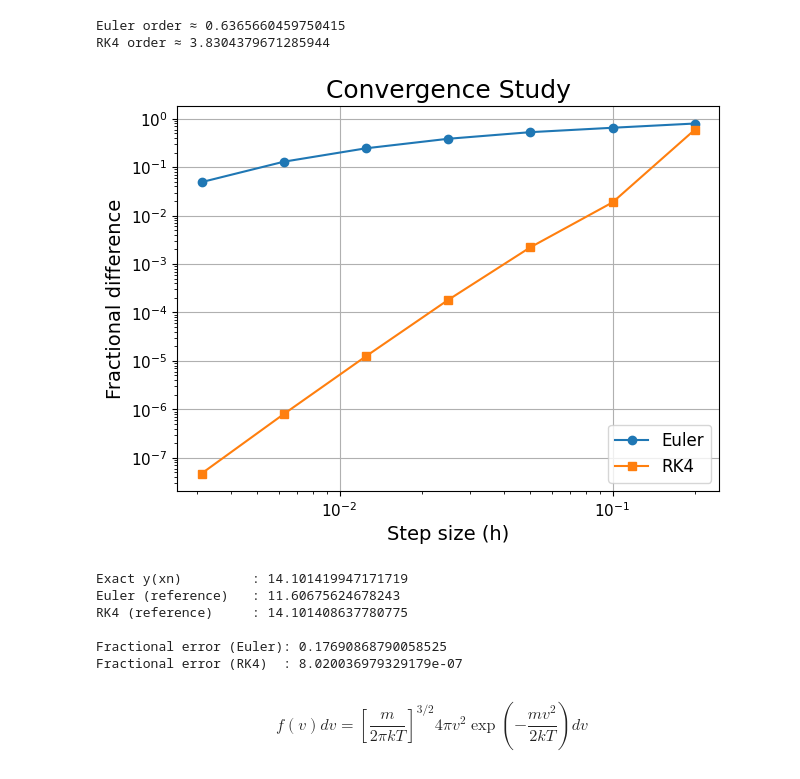
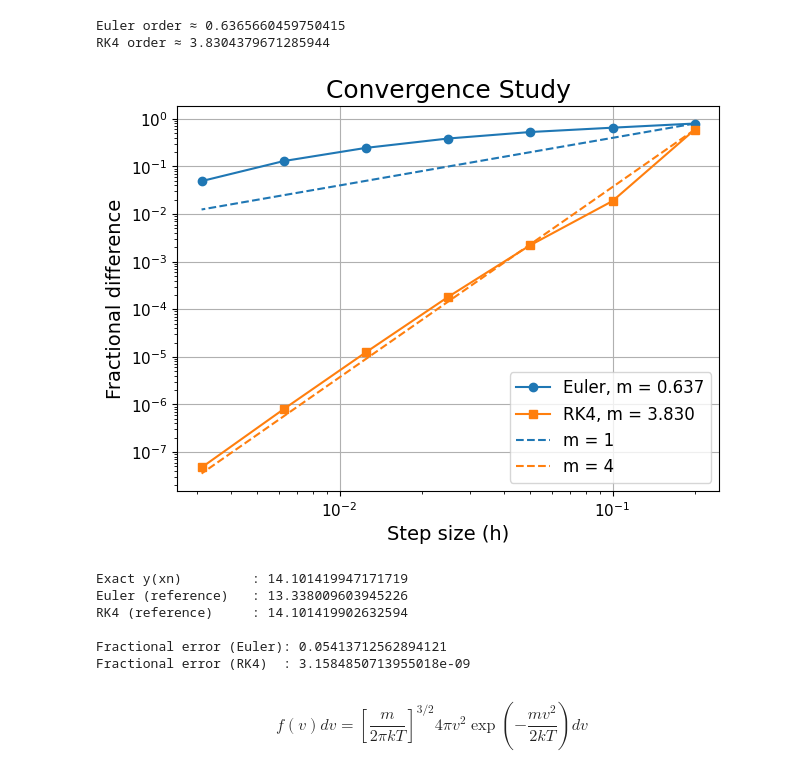
Before and after one commit to galih123star/computational2026, a Jupyter notebook: HW03/HW03_CPA.ipynb, the cells around one changed output. Drawn from its saved outputs; the diff is of its cells as text; code cells hidden in the pictures.

```diff
--- a/HW03/HW03_CPA.ipynb
+++ b/HW03/HW03_CPA.ipynb
@@ -20,7 +20,7 @@ def func_exact(x):
 x0 = 0
 y0 = 0
 err0 = np.tan(x0) - y0
-xn = 1.5
+xn = 1.6
 h_euler = 0.10
 
 def euler(f, x0, y0, h, xn):
@@ -86,7 +86,7 @@ plt.subplots_adjust(wspace=0.3)
 # initial guess
 x0 = 0
 y0 = 0
-xn = 1.5
+xn = 1.6
 h_RK4 = 0.1
 
 def RK4(f, x0, y0, h, xn):
@@ -146,4 +146,6 @@ plt.yticks(size=10)
 plt.grid()
 
 plt.subplots_adjust(wspace=0.3)
+
+#plt.savefig('HW03_Prob1_RK4.png', dpi=250, transparent=True)
 # %% [output]
@@ -246,6 +253,11 @@ for h in h_values:
 slope_euler, _ = np.polyfit(np.log(h_plot), np.log(error_euler), 1)
 slope_RK4, _ = np.polyfit(np.log(h_plot), np.log(error_RK4), 1)
 
+h_ref_line = np.array(h_plot)
+
+slope1 = error_euler[0] * (h_ref_line / h_ref_line[0])**1
+slope4 = error_RK4[0] * (h_ref_line / h_ref_line[0])**4
+
 print("Euler order ≈", slope_euler)
 print("RK4 order ≈", slope_RK4)
 # %% [output]
@@ -254,21 +266,26 @@ RK4 order ≈ 3.8304379671285944
 # %%
 plt.figure(figsize=(7,5))
 
 plt.title('Convergence Study', fontsize=18)
-plt.loglog(h_plot, error_euler, 'o-', label='Euler')
-plt.loglog(h_plot, error_RK4, 's-', label='RK4')
+plt.loglog(h_plot, error_euler, 'o-', color='tab:blue', label=f'Euler, m = {slope_euler:.3f}')
+plt.loglog(h_plot, error_RK4, 's-', color='tab:orange', label=f'RK4, m = {slope_RK4:.3f}')
+
+plt.loglog(h_ref_line, slope1, '--', label="m = 1")
+plt.loglog(h_ref_line, slope4, '--', label="m = 4")
 
 plt.legend(fontsize=12)
 plt.xlabel('Step size (h)', size=14)
 plt.ylabel('Fractional difference', size=14)
 plt.xticks(size=11)
 plt.yticks(size=11)
 plt.grid(True)
 #plt.grid(True, which="both", ls="-")
 
-plt.show()
+#plt.show()
+
+plt.savefig('HW03_Prob1_Comp3.png', dpi=250, transparent=True)
 # %% [output]
-[figure, old version]
+[figure, new version]
 # %%
 # Comparison of high res to the true value
 yref_euler = euler_sol[h_ref]
@@ -286,11 +303,11 @@ print("Fractional error (Euler):", error_exact_euler)
 print("Fractional error (RK4)  :", error_exact_RK4)
 # %% [output]
 Exact y(xn)         : 14.101419947171719
-Euler (reference)   : 11.60675624678243
-RK4 (reference)     : 14.101408637780775
+Euler (reference)   : 13.338009603945226
+RK4 (reference)     : 14.101419902632594
 
-Fractional error (Euler): 0.17690868790058525
-Fractional error (RK4)  : 8.020036979329179e-07
+Fractional error (Euler): 0.05413712562894121
+Fractional error (RK4)  : 3.1584850713955018e-09
 # %% [markdown]
 $$
 f(v)dv = \left[ \frac{m}{2 \pi kT} \right]^{3/2} 4 \pi v^2 \exp{\left( -\frac{mv^2}{2kT} \right) } dv
```
Also changed, not shown: parts of 10 cells of this notebook.
